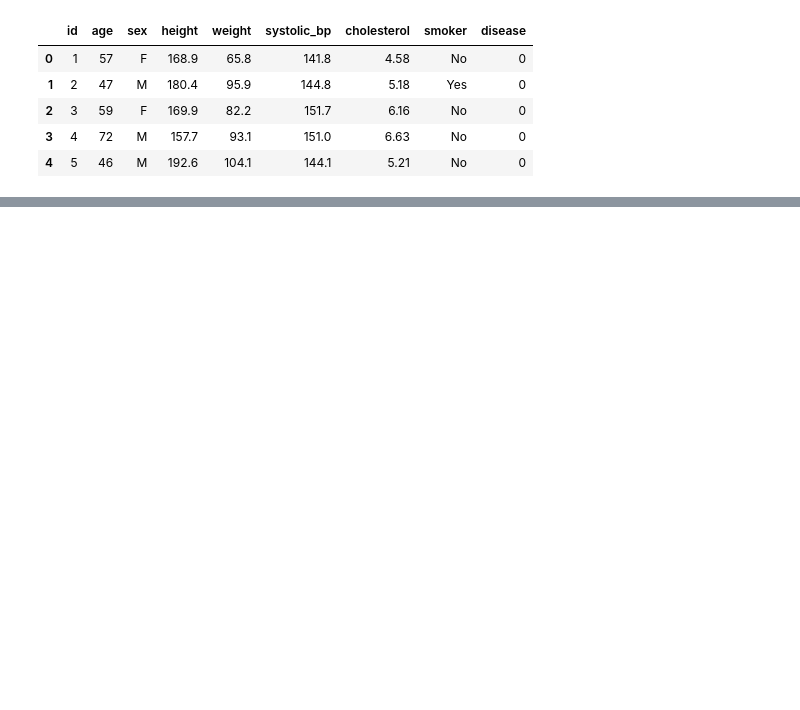
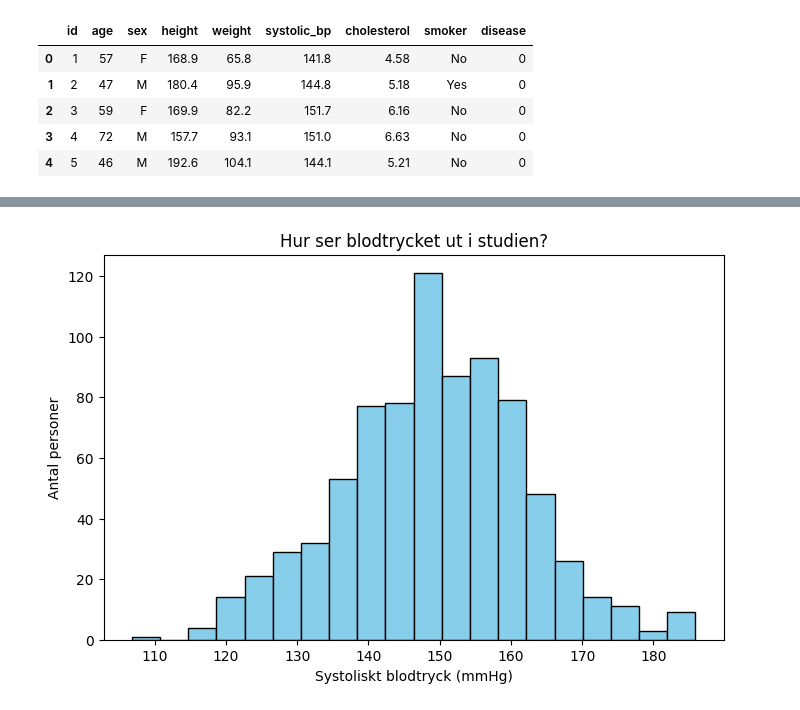
Before and after one commit to rieradariel-hue/min-halsostudie, a Jupyter notebook: del1.ipynb, the cells around one changed output, grey strips where cells are left out. Cells and saved outputs as stored; diff of their text form; code cells hidden in the pictures; blank space fills up the shorter version.

Commit message:
Import data, enkel statistik, Histogram, Boxplot, stapeldiagramt

```diff
--- a/del1.ipynb
+++ b/del1.ipynb
@@ -24,0 +84,13 @@ df.head()
+# %%
+# Ritar histogram för att se hur blodtrycket är fördelat
+# är det normalfördelat?
+# Videor - Matplotlib
+
+plt.figure(figsize=(8, 5))
+plt.hist(df["systolic_bp"], bins=20, color="skyblue", edgecolor="black")
+plt.title("Hur ser blodtrycket ut i studien?")
+plt.xlabel("Systoliskt blodtryck (mmHg)")
+plt.ylabel("Antal personer")
+plt.show()
+# %% [output]
+[figure, added]
```
Also changed, not shown: parts of 7 cells of this notebook.
